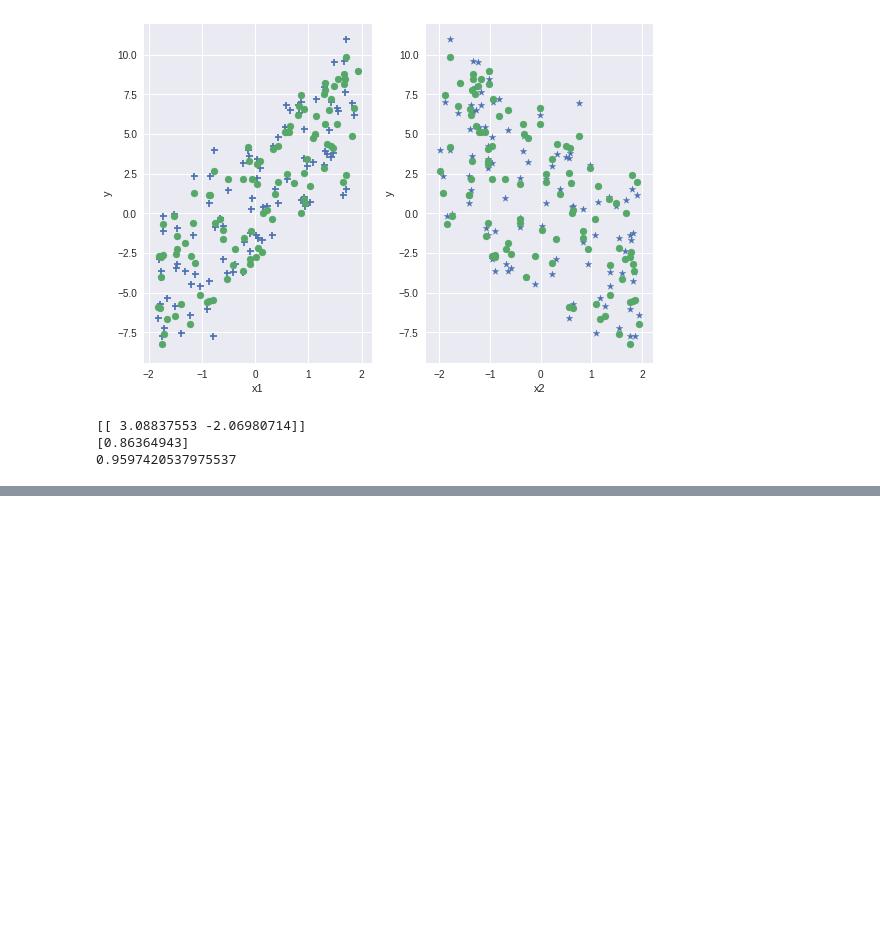
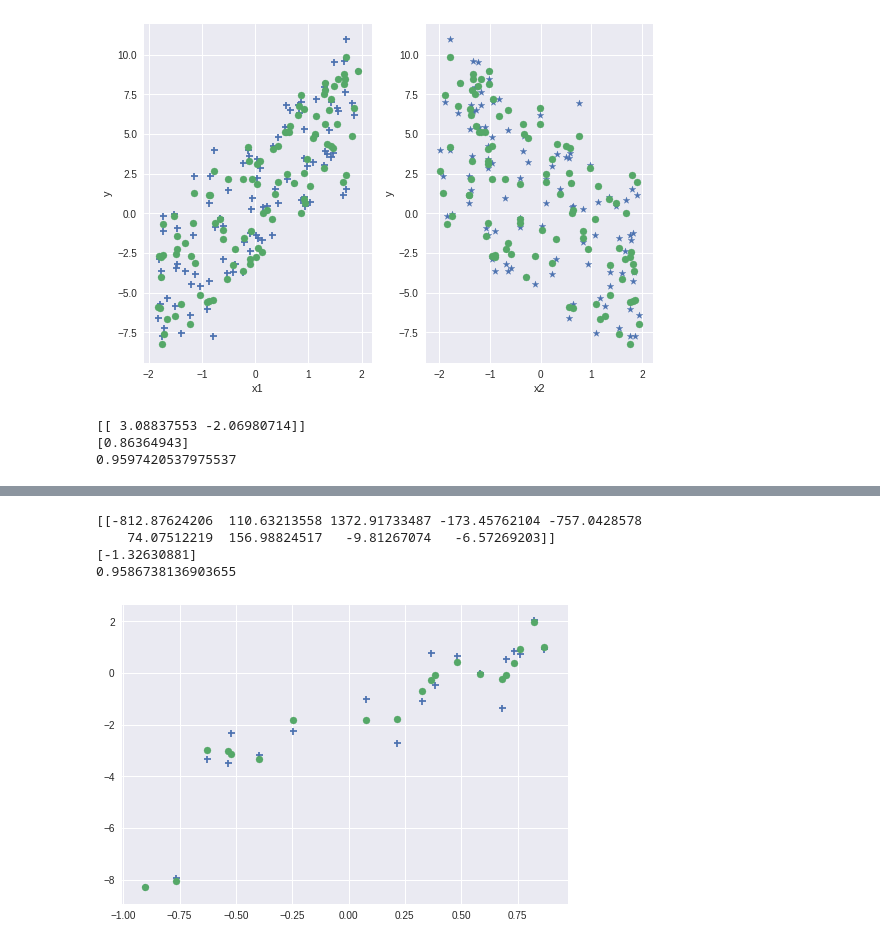
Before and after one commit to kintarou/django-starter, a Jupyter notebook: regression.ipynb, the cells around one changed output, grey strips where cells are left out. Drawn from its saved outputs; the diff is of its cells as text; code cells hidden in the pictures; blank space fills up the shorter version.

```diff
--- a/regression.ipynb
+++ b/regression.ipynb
@@ -143,0 +176,21 @@ print(model.score(x1_x2, y))
+# %%
+from sklearn import linear_model
+
+X_TRAIN = np.c_[x_train**9, x_train**8, x_train**7, x_train**6, x_train**5, x_train**4, x_train**3, x_train**2, x_train]
+
+model = linear_model.LinearRegression()
+model.fit(X_TRAIN, y_train)
+
+print(model.coef_)
+print(model.intercept_)
+print(model.score(X_TRAIN, y_train))
+
+plt.scatter(x_train, y_train, marker ='+')
+plt.scatter(x_train, model.predict(X_TRAIN))
+plt.show()
+# %% [output]
+[[-812.87624206  110.63213558 1372.91733487 -173.45762104 -757.0428578
+    74.07512219  156.98824517   -9.81267074   -6.57269203]]
+[-1.32630881]
+0.9586738136903655
+[figure, added]
```
Also changed, not shown: parts of 4 cells of this notebook.
